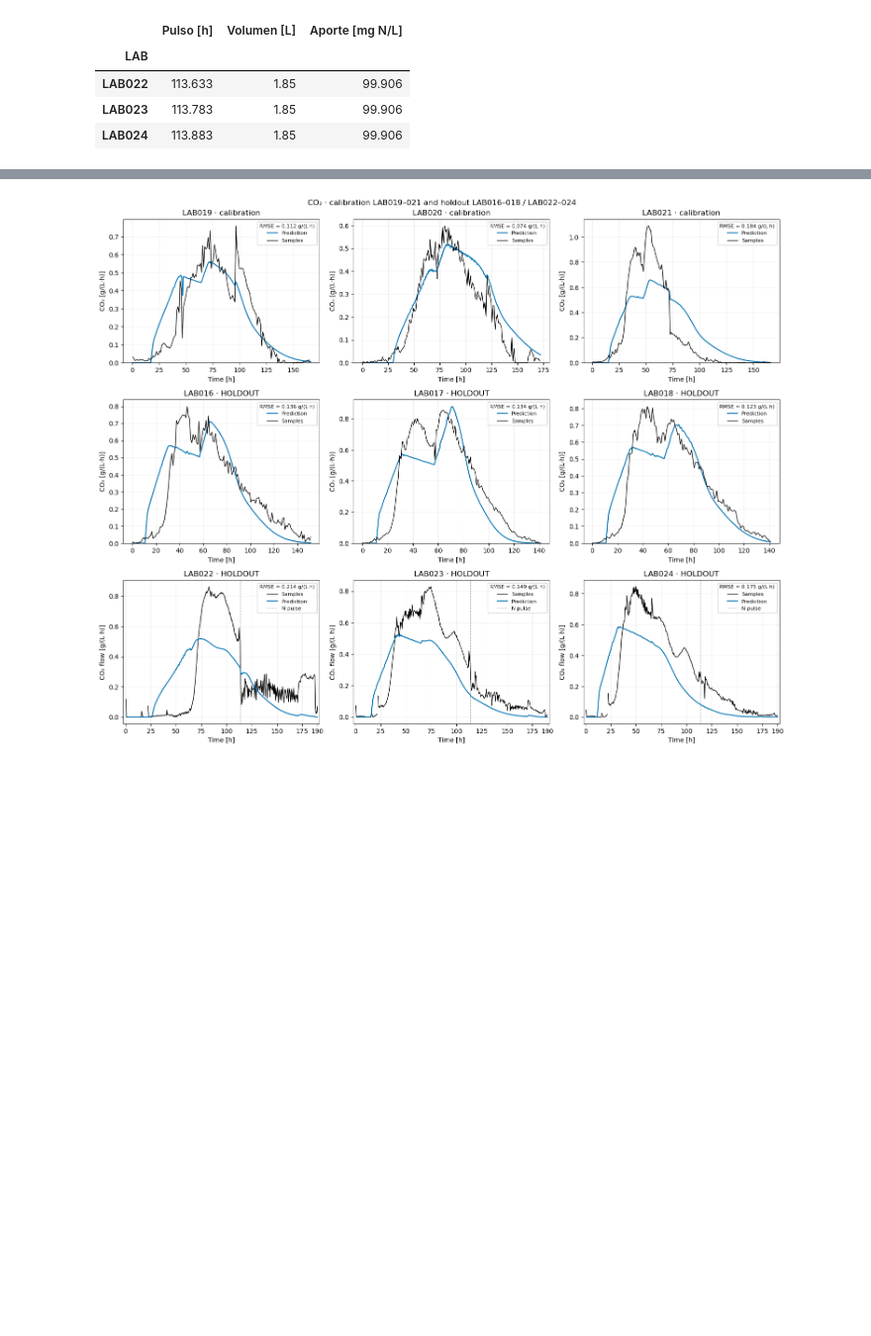
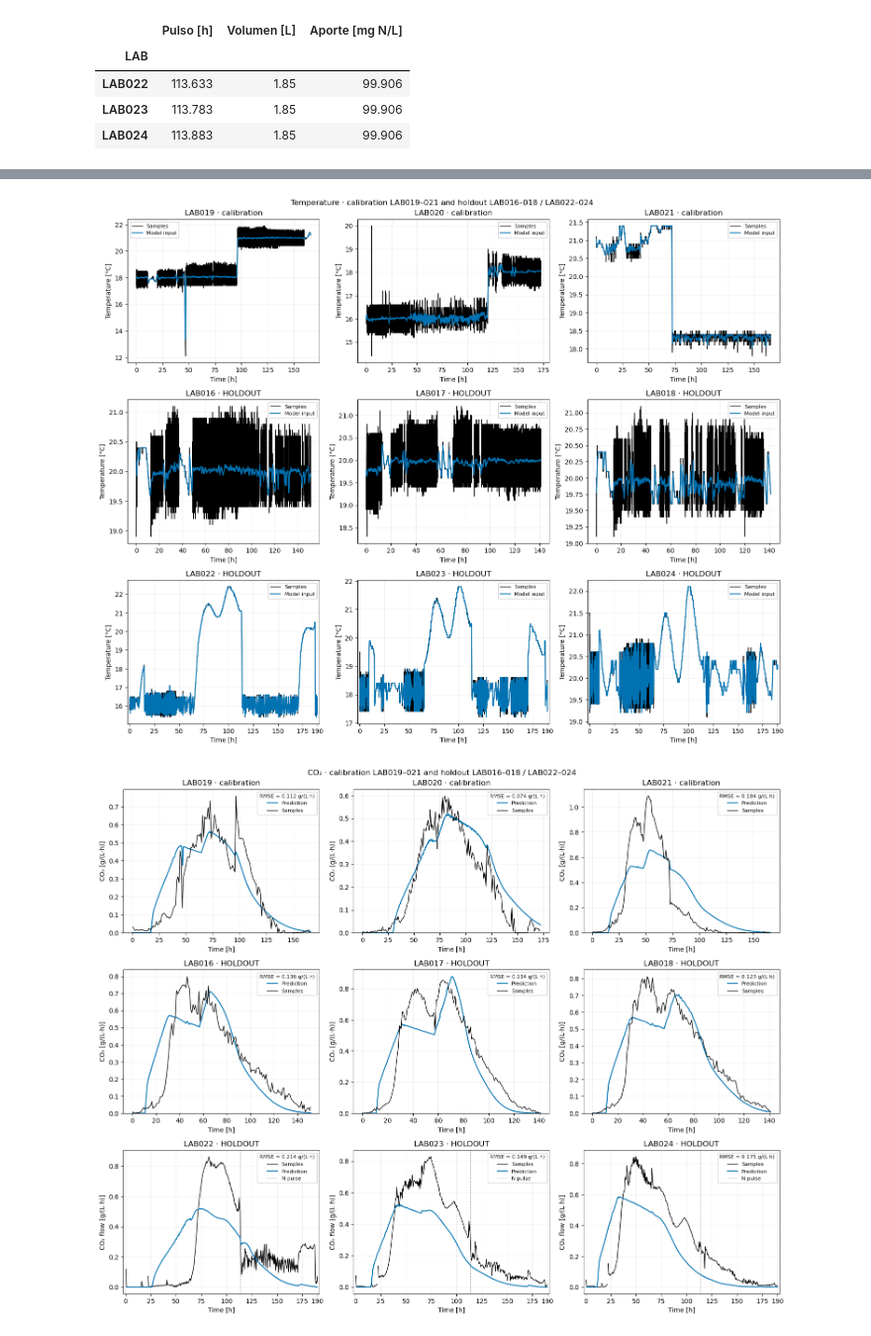
Before and after one commit to crodv/wine-fermentation, a Jupyter notebook: notebooks/16_zenteno_recalibration_legacy_treatment_variable_solubility.executed.ipynb, the cells around one changed output, grey strips where cells are left out. Shown at 99% size. Drawn from its saved outputs; the diff is of its cells as text; code cells hidden in the pictures; blank space fills up the shorter version.

```diff
--- a/notebooks/16_zenteno_recalibration_legacy_treatment_variable_solubility.executed.ipynb
+++ b/notebooks/16_zenteno_recalibration_legacy_treatment_variable_solubility.executed.ipynb
@@ -632,3 +657,36 @@ for lab, curve in holdout_gas.items():
+# %%
+def temperature_panel(ax,lab,role,measured_t,measured,input_t,input_T):
+ ax.plot(measured_t,measured,c='black',lw=1,label='Samples')
+ ax.plot(input_t,input_T,c='#0072B2',lw=1.5,label='Model input')
+ ax.set(title=lab+role,xlabel='Time [h]',ylabel='Temperature [°C]');ax.grid(alpha=.2)
+ assert np.isfinite(np.asarray(measured,float)).any() and np.isfinite(np.asarray(input_T,float)).all()
+
+# Perfiles térmicos LAB016–024 con la misma disposición de filas que la figura de CO₂.
+fig,axs=plt.subplots(3,3,figsize=(15,12))
+for ax,lab in zip(axs[:2].flat,LABS):
+ tv=v.temperature[lab]
+ batch=batches[lab];end=v.horizons[lab]
+ measured=tv.loc[tv.time_h.between(0,end)]
+ times=np.r_[batch.time[batch.time<end],end]
+ model_input=np.interp(times,batch.time,batch.temperature_c)
+ temperature_panel(ax,lab,' · calibration' if lab in TRAIN else ' · HOLDOUT',
+                   measured.time_h,measured.raw_1min,times,model_input)
+for ax,lab in zip(axs[-1],holdout_labs):
+ temp=holdout_temperature.loc[holdout_temperature.lab.eq(lab)].copy()
+ temp['minute']=np.floor(temp['h']*60+1e-10).astype(int)
+ median_temp=temp.groupby('minute')['T'].median()
+ median_temp=median_temp.loc[(median_temp.index+1)/60<=holdout_horizon]
+ assert median_temp.index.is_unique and len(median_temp)
+ temperature_panel(ax,lab,' · HOLDOUT',(median_temp.index.to_numpy()+1)/60,median_temp.to_numpy(),holdout_batches[lab].time,holdout_batches[lab].temperature_c)
+ ax.set(xlim=(-2,holdout_horizon+2),xticks=[0,25,50,75,100,125,150,175,190])
+fig.suptitle('Temperature · calibration LAB019–021 and holdout LAB016–018 / LAB022–024',y=.99);fig.tight_layout(pad=.7,h_pad=1.2,w_pad=.9)
+for ax in axs.flat:
+ hs,ls=ax.get_legend_handles_labels();unique=dict(zip(ls,hs))
+ assert set(unique)=={'Samples','Model input'}
+ ax.legend(unique.values(),unique.keys(),loc='best',fontsize=8,framealpha=.85)
+assert not fig.legends;plt.show()
+# %% [output]
+[figure, added]
 # %%
 panels = [
     ("X", "Biomass", "g/L", holdout_biomass, "X_g_L", 1.),
```
Also changed, not shown: parts of 3 cells of this notebook, 5 other files.
